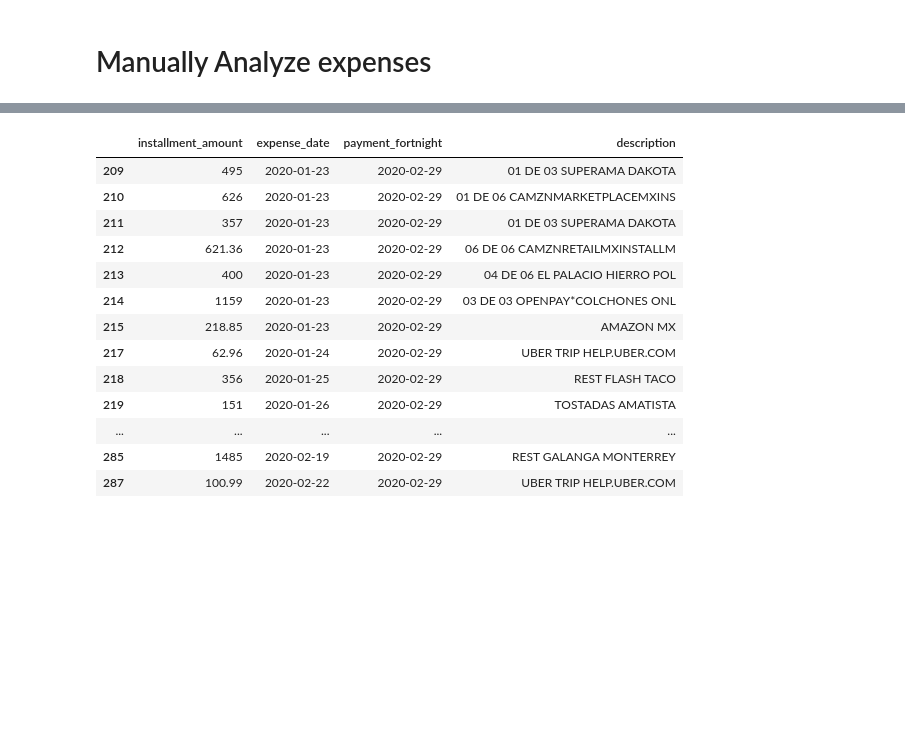
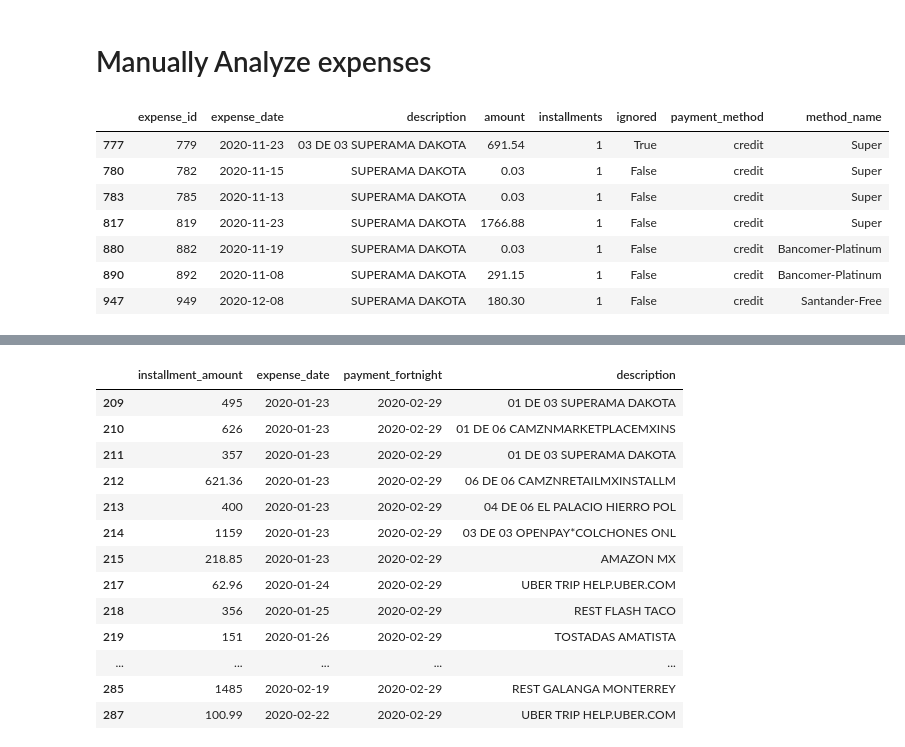
Before and after one commit to Jordi-Ab/personal_finance, a Jupyter notebook: classify_expenses.ipynb, the cells around one changed output, grey strips where cells are left out. Cells and saved outputs as stored; diff of their text form; code cells hidden in the pictures; blank space fills up the shorter version.

```diff
--- a/classify_expenses.ipynb
+++ b/classify_expenses.ipynb
@@ -8,2 +12,18 @@ logging expenses...
 # %% [markdown]
 # Manually Analyze expenses
+# %%
+updated_exp_data[
+    #(updated_exp_data['amount']<1)&
+    (~updated_exp_data['description'].isnull())&
+    (updated_exp_data['description'].str.contains('SUPERAMA DAKOTA'))&
+    (updated_exp_data['expense_date']>= '2020-11-08')
+]
+# %% [output]
+|  | expense_id | expense_date | description | amount | installments | ignored | payment_method | method_name |
+| 777 | 779 | 2020-11-23 | 03 DE 03 SUPERAMA DAKOTA | 691.54 | 1 | True | credit | Super |
+| 780 | 782 | 2020-11-15 | SUPERAMA DAKOTA | 0.03 | 1 | False | credit | Super |
+| 783 | 785 | 2020-11-13 | SUPERAMA DAKOTA | 0.03 | 1 | False | credit | Super |
+| 817 | 819 | 2020-11-23 | SUPERAMA DAKOTA | 1766.88 | 1 | False | credit | Super |
+| 880 | 882 | 2020-11-19 | SUPERAMA DAKOTA | 0.03 | 1 | False | credit | Bancomer-Platinum |
+| 890 | 892 | 2020-11-08 | SUPERAMA DAKOTA | 291.15 | 1 | False | credit | Bancomer-Platinum |
+| 947 | 949 | 2020-12-08 | SUPERAMA DAKOTA | 180.30 | 1 | False | credit | Santander-Free |
```
Also changed, not shown: parts of 2 cells of this notebook, 4 other files.
